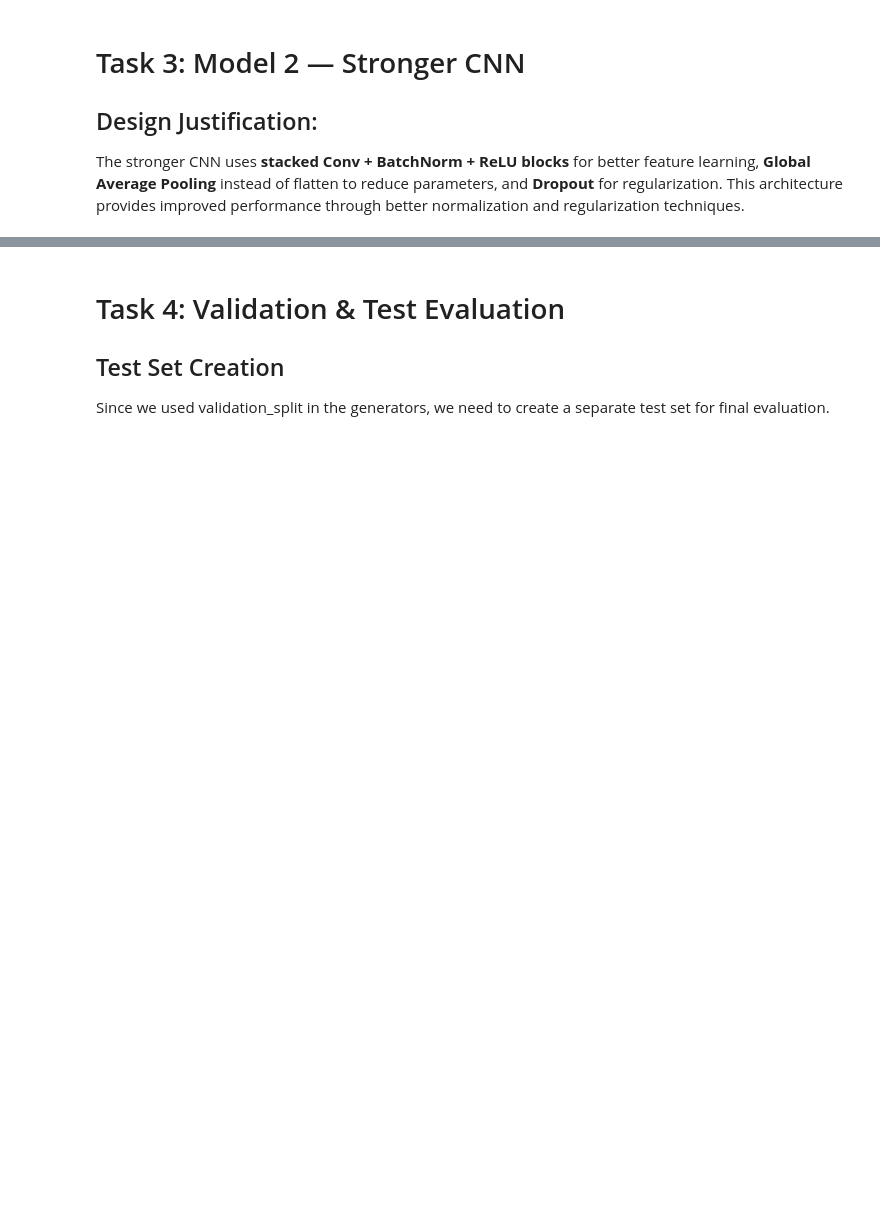
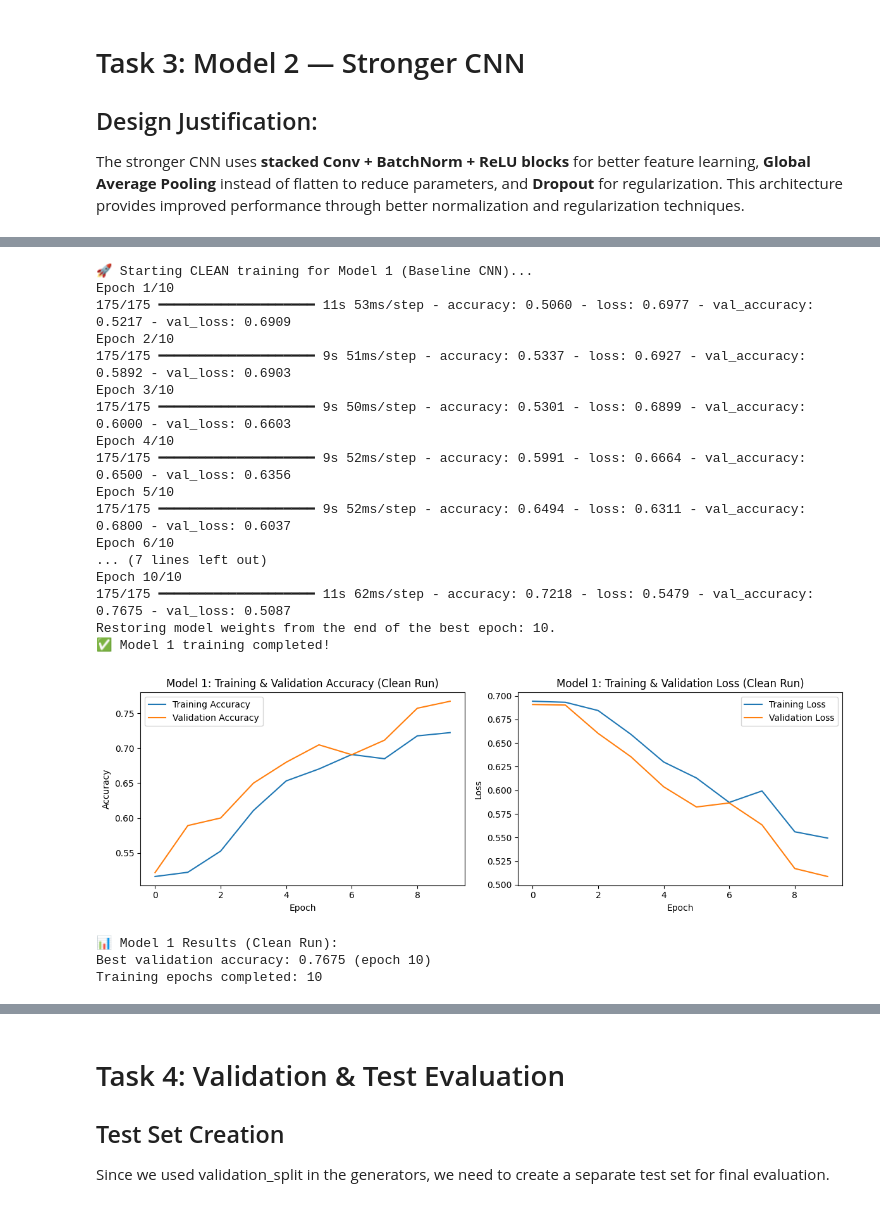
Before and after one commit to katsura919/elective2-repo, a Jupyter notebook: Elective - 3/Cats_Vs_Dogs/train.ipynb, the cells around one changed output, grey strips where cells are left out. Saved outputs shown, nothing was run; the diff lists cells and outputs as text; code cells hidden in the pictures; blank space fills up the shorter version.

```diff
--- a/Elective - 3/Cats_Vs_Dogs/train.ipynb
+++ b/Elective - 3/Cats_Vs_Dogs/train.ipynb
@@ -518,0 +614,76 @@ Improvement: +0.0051
+# %%
+# Train Model 1 (Clean Restart)
+from tensorflow.keras.callbacks import EarlyStopping
+
+# Early stopping configuration
+early_stopping = EarlyStopping(
+    monitor='val_loss',
+    patience=3,
+    restore_best_weights=True,
+    verbose=1
+)
+
+print("🚀 Starting CLEAN training for Model 1 (Baseline CNN)...")
+
+# Train Model 1 with fresh start
+history1 = model1.fit(
+    train_generator,
+    epochs=EPOCHS,
+    validation_data=validation_generator,
+    callbacks=[early_stopping],
+    verbose=1
+)
+
+print("✅ Model 1 training completed!")
+
+# Plot training history for Model 1
+plt.figure(figsize=(12, 4))
+
+plt.subplot(1, 2, 1)
+plt.plot(history1.history['accuracy'], label='Training Accuracy')
+plt.plot(history1.history['val_accuracy'], label='Validation Accuracy')
+plt.title('Model 1: Training & Validation Accuracy (Clean Run)')
+plt.xlabel('Epoch')
+plt.ylabel('Accuracy')
+plt.legend()
+
+plt.subplot(1, 2, 2)
+plt.plot(history1.history['loss'], label='Training Loss')
+plt.plot(history1.history['val_loss'], label='Validation Loss')
+plt.title('Model 1: Training & Validation Loss (Clean Run)')
+plt.xlabel('Epoch')
+plt.ylabel('Loss')
+plt.legend()
+
+plt.tight_layout()
+plt.show()
+
+# Get best validation accuracy
+best_val_acc1 = max(history1.history['val_accuracy'])
+best_epoch1 = history1.history['val_accuracy'].index(best_val_acc1) + 1
+
+print(f"📊 Model 1 Results (Clean Run):")
+print(f"Best validation accuracy: {best_val_acc1:.4f} (epoch {best_epoch1})")
+print(f"Training epochs completed: {len(history1.history['accuracy'])}")
+# %% [output]
+🚀 Starting CLEAN training for Model 1 (Baseline CNN)...
+Epoch 1/10
+175/175 ━━━━━━━━━━━━━━━━━━━━ 11s 53ms/step - accuracy: 0.5060 - loss: 0.6977 - val_accuracy: 0.5217 - val_loss: 0.6909
+Epoch 2/10
+175/175 ━━━━━━━━━━━━━━━━━━━━ 9s 51ms/step - accuracy: 0.5337 - loss: 0.6927 - val_accuracy: 0.5892 - val_loss: 0.6903
+Epoch 3/10
+175/175 ━━━━━━━━━━━━━━━━━━━━ 9s 50ms/step - accuracy: 0.5301 - loss: 0.6899 - val_accuracy: 0.6000 - val_loss: 0.6603
+Epoch 4/10
+175/175 ━━━━━━━━━━━━━━━━━━━━ 9s 52ms/step - accuracy: 0.5991 - loss: 0.6664 - val_accuracy: 0.6500 - val_loss: 0.6356
+Epoch 5/10
+175/175 ━━━━━━━━━━━━━━━━━━━━ 9s 52ms/step - accuracy: 0.6494 - loss: 0.6311 - val_accuracy: 0.6800 - val_loss: 0.6037
+Epoch 6/10
+... (7 lines left out)
+Epoch 10/10
+175/175 ━━━━━━━━━━━━━━━━━━━━ 11s 62ms/step - accuracy: 0.7218 - loss: 0.5479 - val_accuracy: 0.7675 - val_loss: 0.5087
+Restoring model weights from the end of the best epoch: 10.
+✅ Model 1 training completed!
+[figure, added]
+📊 Model 1 Results (Clean Run):
+Best validation accuracy: 0.7675 (epoch 10)
+Training epochs completed: 10
```
Also changed, not shown: parts of 14 cells of this notebook, 1 other file.
